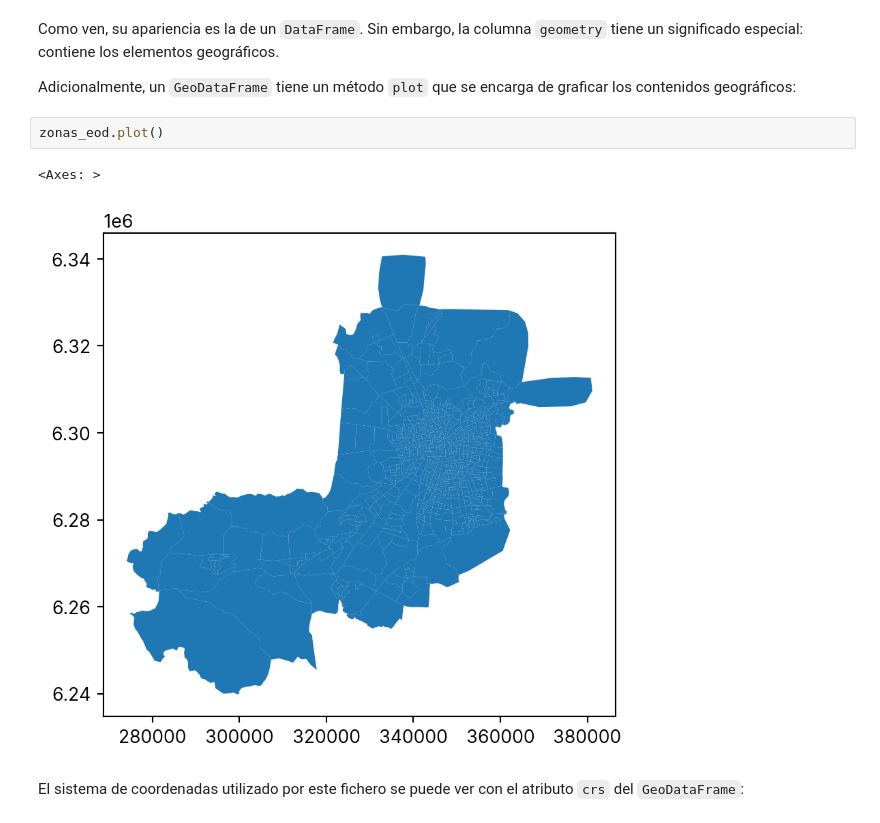
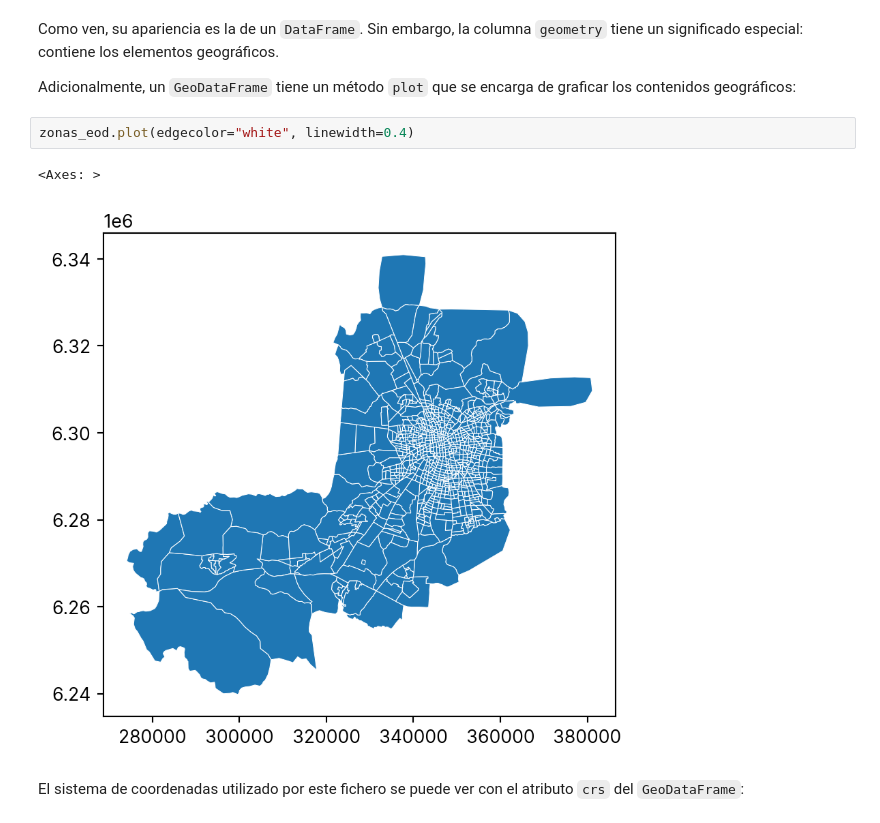
Before and after one commit to zorzalerrante/aves, a Jupyter notebook: notebooks/vis-course/2024-otoño/04-preparacion-mapas.ipynb, the cells around one changed output. Saved outputs shown, nothing was run; the diff lists cells and outputs as text.

```diff
--- a/notebooks/vis-course/2024-otoño/04-preparacion-mapas.ipynb
+++ b/notebooks/vis-course/2024-otoño/04-preparacion-mapas.ipynb
@@ -69,11 +64,11 @@ zonas_eod.head()
 Como ven, su apariencia es la de un `DataFrame`. Sin embargo, la columna `geometry` tiene un significado especial: contiene los elementos geográficos.
 
 Adicionalmente, un `GeoDataFrame` tiene un método `plot` que se encarga de graficar los contenidos geográficos:
-# %%
-zonas_eod.plot()
-# %% [output]
-<Axes: >
-[figure, removed]
+# %%
+zonas_eod.plot(edgecolor="white", linewidth=0.4)
+# %% [output]
+<Axes: >
+[figure, added]
 # %% [markdown]
 El sistema de coordenadas utilizado por este fichero se puede ver con el atributo `crs` del `GeoDataFrame`:
 # %%
```
Also changed, not shown: parts of 22 cells of this notebook, 1 other file.
